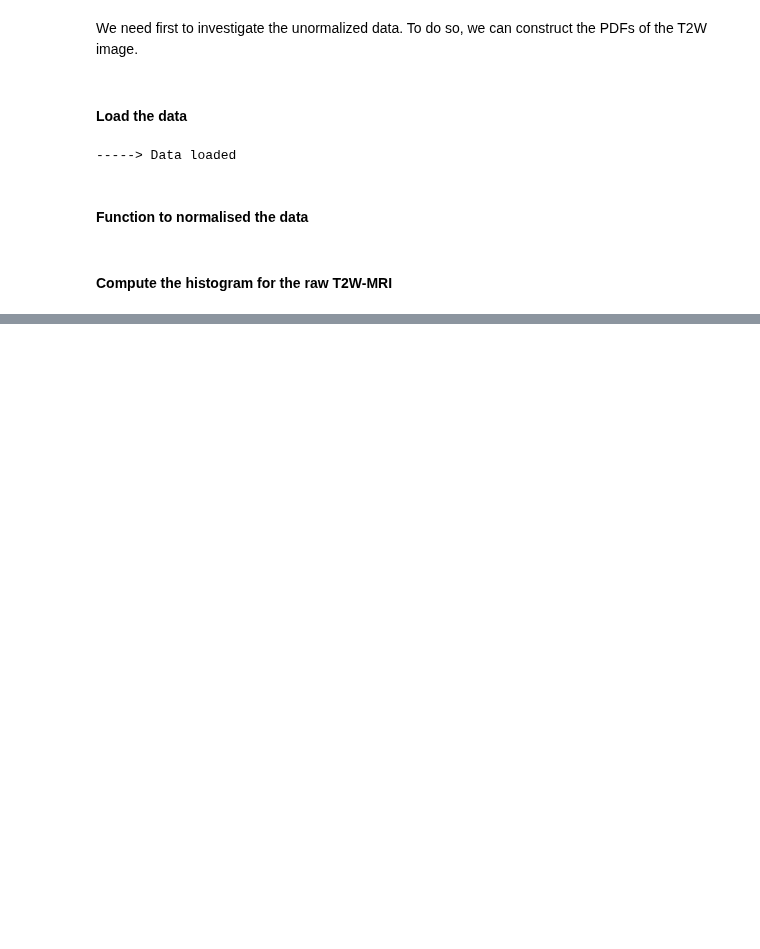
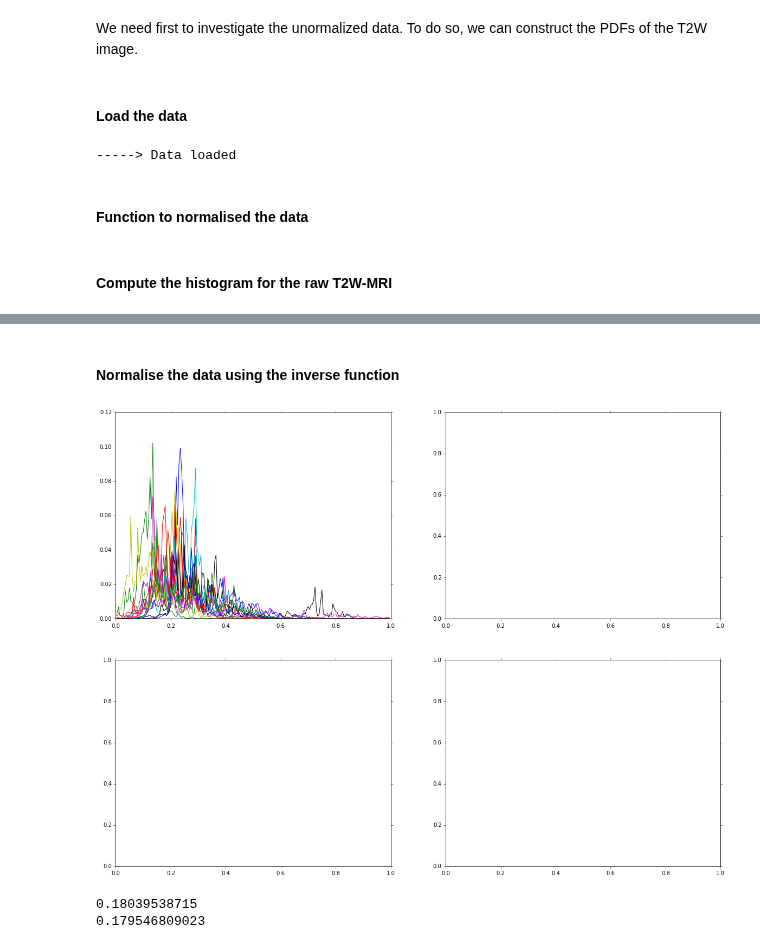
Before and after one commit to I2Cvb/prostate, a Jupyter notebook: notebook/time-warping-normalisation-t2w.ipynb, the cells around one changed output, grey strips where cells are left out. Saved outputs shown, nothing was run; the diff lists cells and outputs as text; code cells hidden in the pictures; blank space fills up the shorter version.

```diff
--- a/notebook/time-warping-normalisation-t2w.ipynb
+++ b/notebook/time-warping-normalisation-t2w.ipynb
@@ -143,0 +138,38 @@ print out.gam
+# %% [markdown]
+#### Normalise the data using the inverse function
+# %%
+# To make the future plots
+fig, axes = plt.subplots(nrows=2, ncols=2, figsize=(20, 15))
+
+# Make a copy of the original data
+data_norm_fda = data_t2w_norm.copy()
+
+# Try to normalise the data
+for pt in xrange(len(patient_sizes)):
+
+    # Find the index of the current patients
+    if (pt == 0):
+        start_idx = 0
+        end_idx = patient_sizes[pt]
+    else:
+        start_idx = np.sum(patient_sizes[0 : pt])
+        end_idx = np.sum(patient_sizes[0 : pt + 1])
+
+    # Let's normalise the data using the interpolation function
+    data_norm_fda[start_idx:end_idx] = np.interp(data_t2w_norm[start_idx:end_idx],
+                                                 time,
+                                                 out.gam[:, pt])
+
+    # Compute the histogram for the whole data
+    nb_bins = 200
+    hist, bin_edges = np.histogram(data_norm_fda[start_idx : end_idx], bins=nb_bins, range=(0., 1.), density=True)
+    hist = np.divide(hist, np.sum(hist))
+    axes[0, 0].plot(bin_edges[0 : -1], hist, label='Patient '+str(pt))
+# %% [output]
+[figure, added]
+# %%
+print data_t2w_norm[0]
+print np.interp(data_t2w_norm[0], out.gam[:, 0], time)
+# %% [output]
+0.18039538715
+0.179546809023
```
Also changed, not shown: parts of 3 cells of this notebook.
